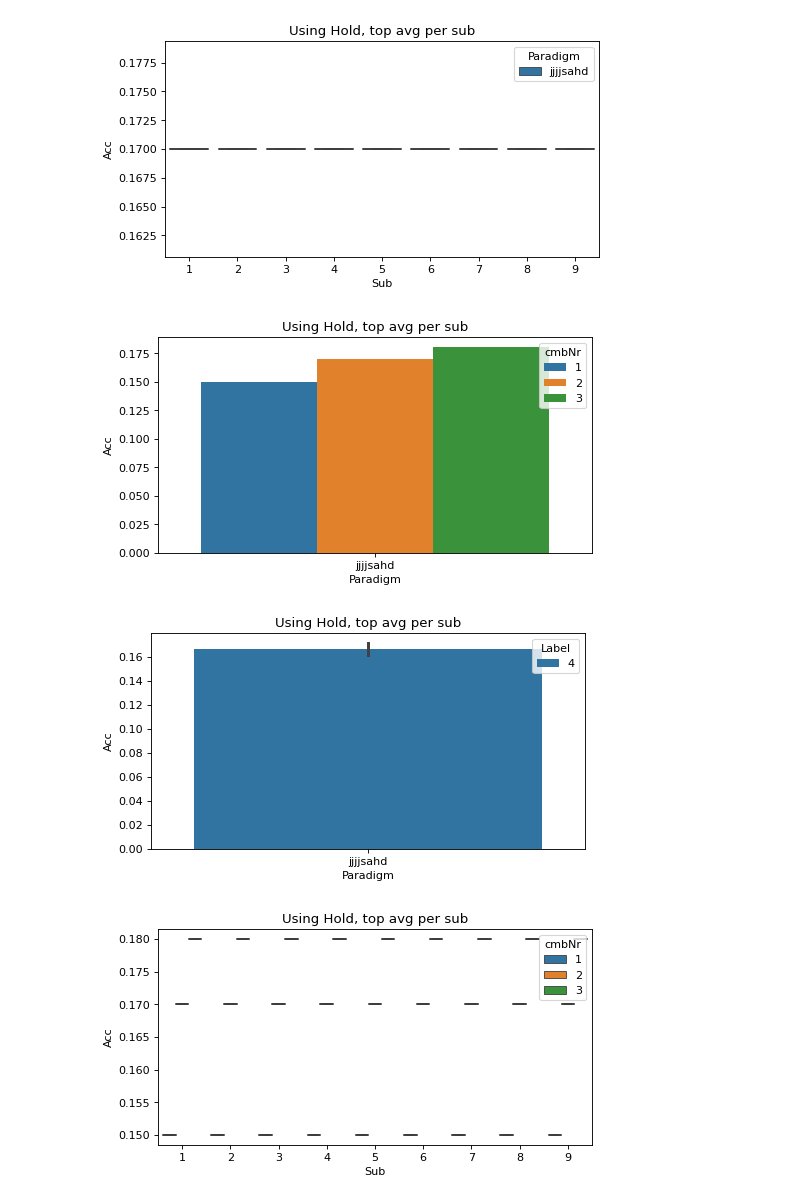
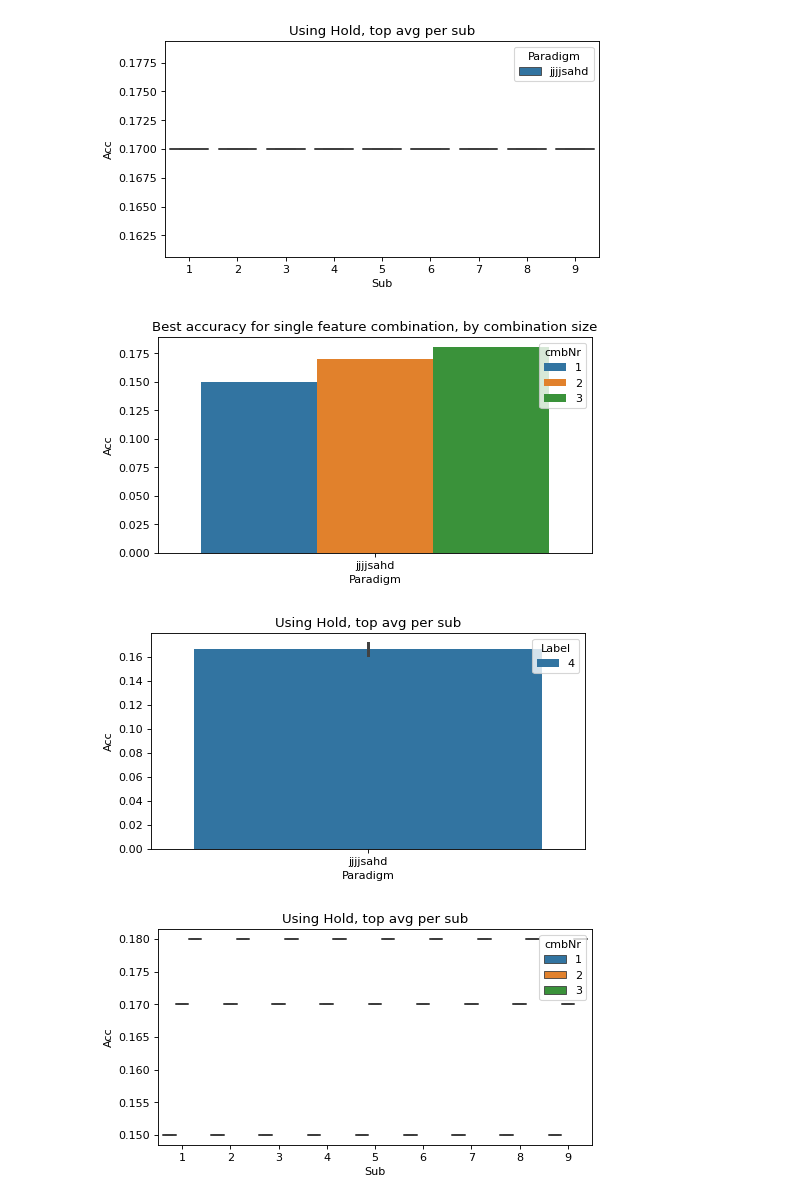
Before and after one commit to JuliaAlmaLuna/InnerSpeechEEGDecoding, a Jupyter notebook: plotting.ipynb, the cells around one changed output. Cells and saved outputs as stored; diff of their text form; code cells hidden in the pictures.

```diff
--- a/plotting.ipynb
+++ b/plotting.ipynb
@@ -504,7 +510,7 @@ jjjjsahd3
 genSavePath = f"{os.getcwd()}/{resultFolder}topFeaturesResultsHold/"
 #genSavePath = f"{os.getcwd()}/topBestFeaturesResults/"
 import paradigmSetting as pa # [
-paradigms = [pa.sadAngryHappyDisgustedJulia()[0], pa.UpDownLeftRightJulia()[0] ] # pa.rightLeftInner()[0]pa.sadAngryHappyDisgustedJulia()[0] pa.upDownInner()[0], pa.upDownVis()[0], pa.rightLeftVis()[0], , pa.upDownRightLeftVis()[0], pa.upDownRightLeftInner()[0]
+paradigms = [pa.sadAngryHappyDisgustedJulia()[0]] # , pa.UpDownLeftRightJulia()[0]  pa.rightLeftInner()[0]pa.sadAngryHappyDisgustedJulia()[0] pa.upDownInner()[0], pa.upDownVis()[0], pa.rightLeftVis()[0], , pa.upDownRightLeftVis()[0], pa.upDownRightLeftInner()[0]
 comboNr = [1,2,3]
 first = True
 for para in paradigms:
@@ -547,7 +553,7 @@ for nr in comboNr:
 pd.to_numeric(results["Acc"])
 
 plt.figure(figsize=[7,3.5])
-plt.title("Using Hold, top avg per sub")
+plt.title("Best accuracy for single feature combination, by combination size")
 
 sns.boxplot(data = comboNrFrames[highestCombo-1], y="Acc", x = "Sub")
 plt.show()
@@ -560,7 +566,7 @@ plt.show()
 # sns.boxplot(data = comboNrFrames[highestCombo-1], y="Acc", x = "Label")
 # plt.show()
 plt.figure(figsize=[7,3.5])
-plt.title("Using Hold, top avg per sub")
+plt.title("Best accuracy for single feature combination, by combination size")
 
 sns.barplot(data = results, y="Acc", x = "Paradigm", hue = "cmbNr")
 plt.show()
@@ -599,5 +605,5 @@ jjjjsahd3
 [figure]
-[figure, old version]
+[figure, new version]
 [figure]
 [figure]
 [figure]
```
Also changed, not shown: parts of 6 cells of this notebook, 2 other files.
